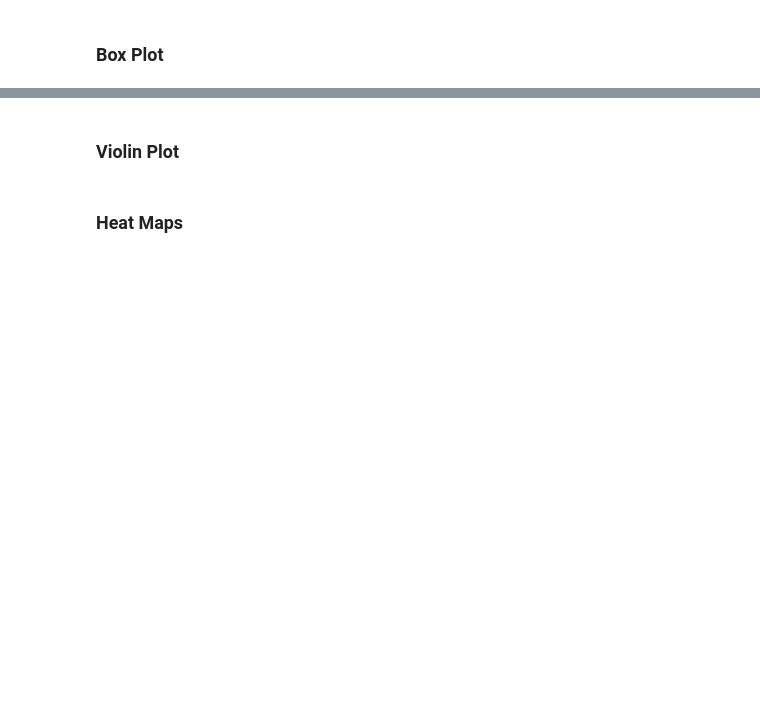
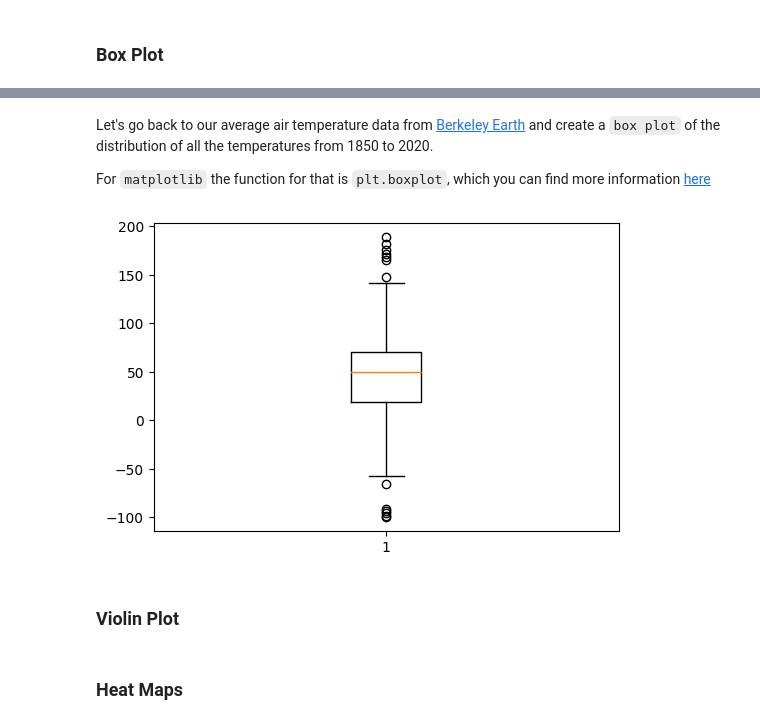
Before and after one commit to nicole-hucke/colab_test, a Jupyter notebook: lecture4_english.ipynb, the cells around one changed output, grey strips where cells are left out. Saved outputs shown, nothing was run; the diff lists cells and outputs as text; code cells hidden in the pictures; blank space fills up the shorter version.

```diff
--- a/lecture4_english.ipynb
+++ b/lecture4_english.ipynb
@@ -470,0 +504,11 @@ plt.show()
+# %% [markdown]
+Let's go back to our average air temperature data from [Berkeley Earth](https://berkeleyearth.org/) and create a `box plot` of the distribution of all the temperatures from 1850 to 2020.
+
+For `matplotlib` the function for that is `plt.boxplot`, which you can find more information [here](https://matplotlib.org/stable/api/_as_gen/matplotlib.pyplot.boxplot.html)
+# %%
+sns.reset_orig() # reset the style of the plots
+plt.figure(figsize=(6, 4))
+plt.boxplot(data)
+plt.show()
+# %% [output]
+[figure, added]
```
Also changed, not shown: parts of 14 cells of this notebook, 4 other files.
